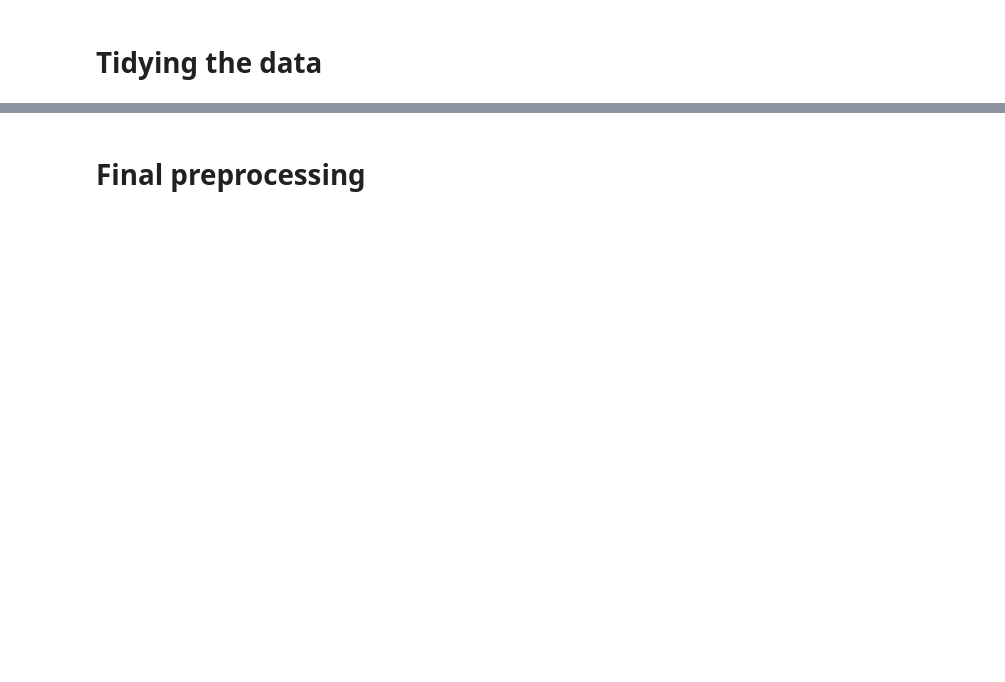
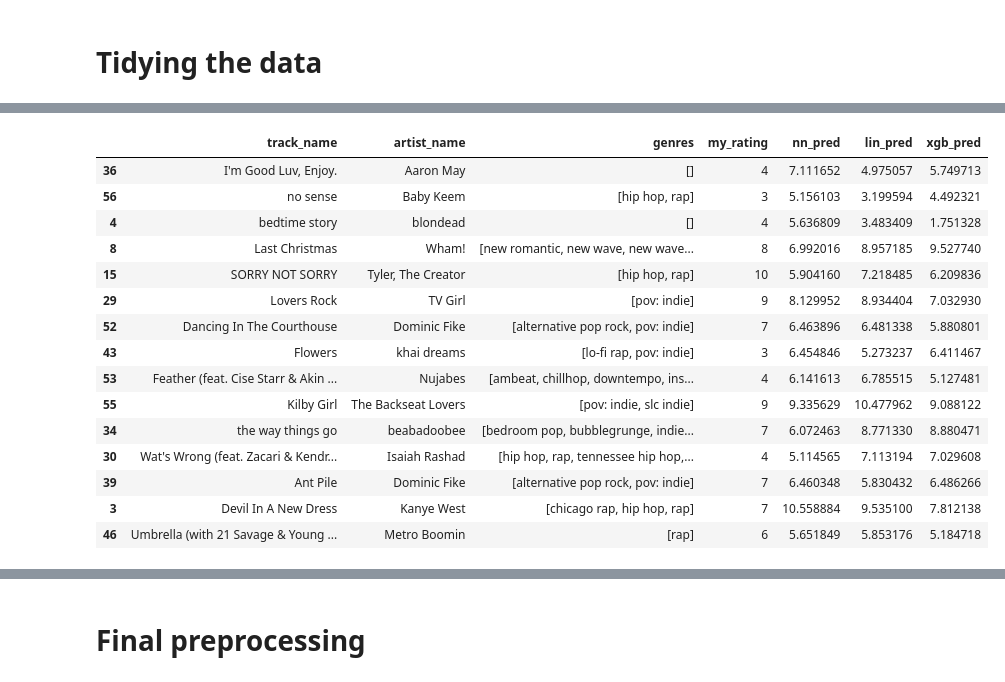
Before and after one commit to AsmitC/Spotify_Song_Recommender, a Jupyter notebook: recommender.ipynb, the cells around one changed output, grey strips where cells are left out. Saved outputs shown, nothing was run; the diff lists cells and outputs as text; code cells hidden in the pictures; blank space fills up the shorter version.

```diff
--- a/recommender.ipynb
+++ b/recommender.ipynb
@@ -123,0 +465,42 @@ playlists.head()
+# %%
+# View test predictions for all three models
+best_nn_model.eval()
+with torch.no_grad():
+
+    y_pred_nn = best_nn_model(X_test_tensor).numpy().flatten()
+
+y_pred_lin = lin_reg.predict(X_test)
+y_pred_xgb = xgb_model_best.predict(X_test)
+
+# Use `tracks` dataframe to get the track names that correspond to the test set
+test_tracks = tracks.iloc[y_test.index]
+
+# Create a dataframe with the predictions from each model
+preds_df = pd.DataFrame({
+    "track_name": test_tracks["name"],
+    "artist_name": test_tracks["artist_name"],
+    "genres": test_tracks["genres"],
+    "my_rating": y_test,
+    "nn_pred": y_pred_nn,
+    "lin_pred": y_pred_lin,
+    "xgb_pred": y_pred_xgb,
+})
+
+preds_df
+# %% [output]
+|  | track_name | artist_name | genres | my_rating | nn_pred | lin_pred | xgb_pred |
+| 36 | I'm Good Luv, Enjoy. | Aaron May | [] | 4 | 7.111652 | 4.975057 | 5.749713 |
+| 56 | no sense | Baby Keem | [hip hop, rap] | 3 | 5.156103 | 3.199594 | 4.492321 |
+| 4 | bedtime story | blondead | [] | 4 | 5.636809 | 3.483409 | 1.751328 |
+| 8 | Last Christmas | Wham! | [new romantic, new wave, new wave... | 8 | 6.992016 | 8.957185 | 9.527740 |
+| 15 | SORRY NOT SORRY | Tyler, The Creator | [hip hop, rap] | 10 | 5.904160 | 7.218485 | 6.209836 |
+| 29 | Lovers Rock | TV Girl | [pov: indie] | 9 | 8.129952 | 8.934404 | 7.032930 |
+| 52 | Dancing In The Courthouse | Dominic Fike | [alternative pop rock, pov: indie] | 7 | 6.463896 | 6.481338 | 5.880801 |
+| 43 | Flowers | khai dreams | [lo-fi rap, pov: indie] | 3 | 6.454846 | 5.273237 | 6.411467 |
+| 53 | Feather (feat. Cise Starr & Akin ... | Nujabes | [ambeat, chillhop, downtempo, ins... | 4 | 6.141613 | 6.785515 | 5.127481 |
+| 55 | Kilby Girl | The Backseat Lovers | [pov: indie, slc indie] | 9 | 9.335629 | 10.477962 | 9.088122 |
+| 34 | the way things go | beabadoobee | [bedroom pop, bubblegrunge, indie... | 7 | 6.072463 | 8.771330 | 8.880471 |
+| 30 | Wat's Wrong (feat. Zacari & Kendr... | Isaiah Rashad | [hip hop, rap, tennessee hip hop,... | 4 | 5.114565 | 7.113194 | 7.029608 |
+| 39 | Ant Pile | Dominic Fike | [alternative pop rock, pov: indie] | 7 | 6.460348 | 5.830432 | 6.486266 |
+| 3 | Devil In A New Dress | Kanye West | [chicago rap, hip hop, rap] | 7 | 10.558884 | 9.535100 | 7.812138 |
+| 46 | Umbrella (with 21 Savage & Young ... | Metro Boomin | [rap] | 6 | 5.651849 | 5.853176 | 5.184718 |
```
Also changed, not shown: parts of 99 cells of this notebook, 2 other files.
